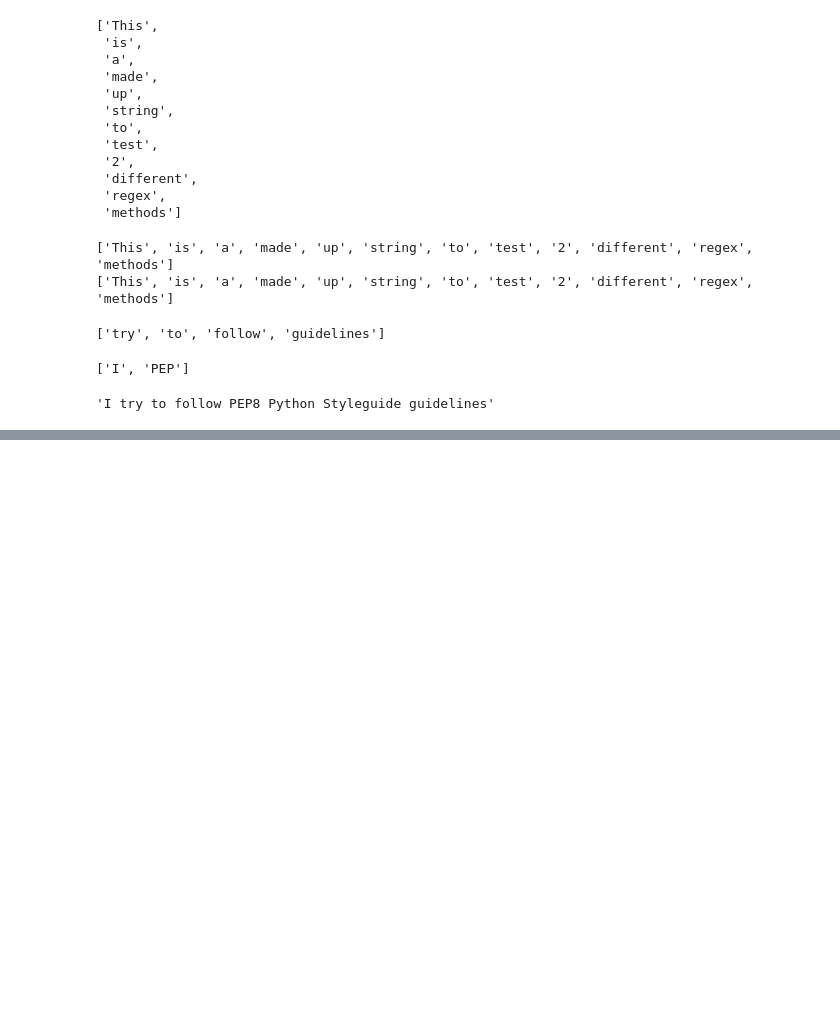
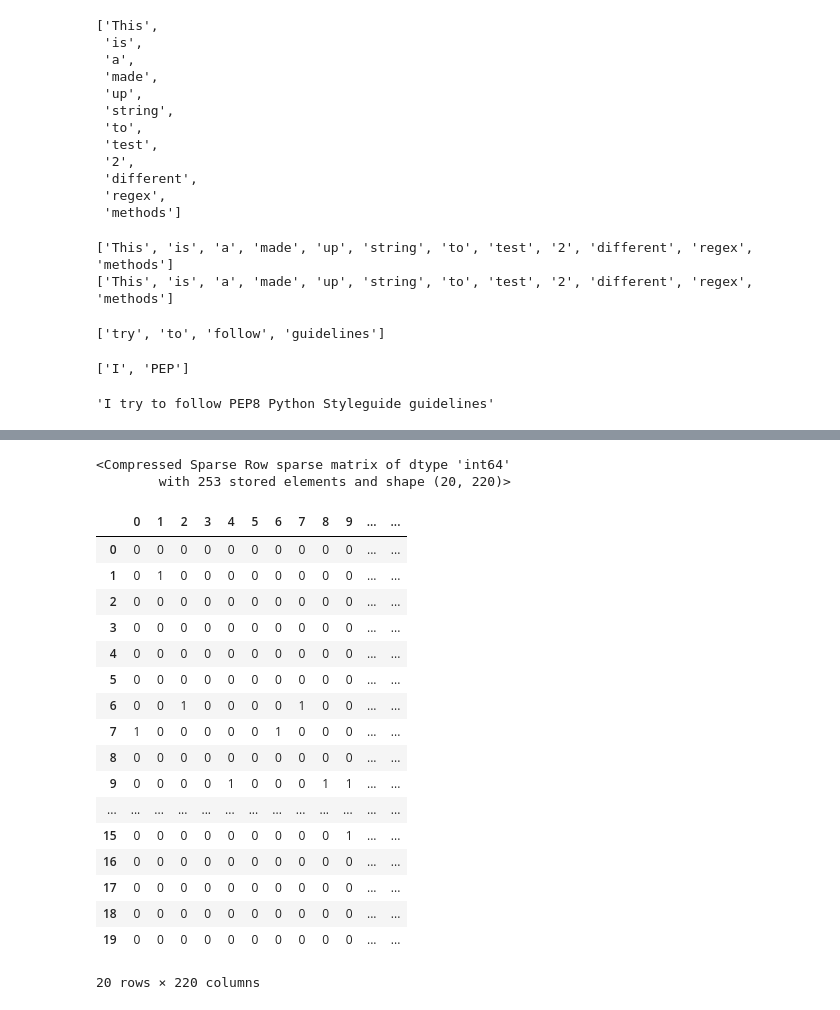
Before and after one commit to R-aTuL/NLTK, a Jupyter notebook: SMS.ipynb, the cells around one changed output, grey strips where cells are left out. Cells and saved outputs as stored; diff of their text form; code cells hidden in the pictures; blank space fills up the shorter version.

```diff
--- a/SMS.ipynb
+++ b/SMS.ipynb
@@ -115,0 +215,4 @@ re.sub('[A-Z]+[0-9]+',"PEP8 Python Styleguide",pep8_test)
+# %%
+ps = nltk.PorterStemmer()
+
+dir(ps)
@@ -115,0 +331,20 @@ re.sub('[A-Z]+[0-9]+',"PEP8 Python Styleguide",pep8_test)
+# %%
+def clean_text_1(text):
+
+    a = "".join([char  for char in text if char not in string.punctuation])#Removing Punctuation
+    b = re.split('\\W+',a)#Tokenize
+    c = [word for word in b if word not in stopword]#Removing Stopwords
+    stem = [ps.stem(word) for word in c]#Stemming
+
+    return stem
+# %%
+from sklearn.feature_extraction.text import CountVectorizer
+
+data_1 = pd.read_csv('/workspaces/NLTK/SMSSpamCollection.tsv',sep='\t',header=None)
+data_1.columns = ['Label','Text']
+
+
+count_vect = CountVectorizer(analyzer=clean_text_1)
+X_vectors = count_vect.fit_transform(data_1['Text'])
+print(X_vectors.shape)
+print(count_vect.get_feature_names_out())
@@ -115,0 +354,7 @@ re.sub('[A-Z]+[0-9]+',"PEP8 Python Styleguide",pep8_test)
+# %%
+data_sample = data_1[0:20]
+
+count_vect_sample = CountVectorizer(analyzer=clean_text_1)
+X_vectors_sample = count_vect_sample.fit_transform(data_sample['Text'])
+print(X_vectors_sample.shape)
+print(count_vect_sample.get_feature_names_out())
@@ -115,0 +379,27 @@ re.sub('[A-Z]+[0-9]+',"PEP8 Python Styleguide",pep8_test)
+# %%
+X_vectors_sample
+# %% [output]
+<Compressed Sparse Row sparse matrix of dtype 'int64'
+        with 253 stored elements and shape (20, 220)>
+# %%
+X_vector_df = pd.DataFrame(X_vectors_sample.toarray())
+X_vector_df
+# %% [output]
+|  | 0 | 1 | 2 | 3 | 4 | 5 | 6 | 7 | 8 | 9 | ... | ... |
+| 0 | 0 | 0 | 0 | 0 | 0 | 0 | 0 | 0 | 0 | 0 | ... | ... |
+| 1 | 0 | 1 | 0 | 0 | 0 | 0 | 0 | 0 | 0 | 0 | ... | ... |
+| 2 | 0 | 0 | 0 | 0 | 0 | 0 | 0 | 0 | 0 | 0 | ... | ... |
+| 3 | 0 | 0 | 0 | 0 | 0 | 0 | 0 | 0 | 0 | 0 | ... | ... |
+| 4 | 0 | 0 | 0 | 0 | 0 | 0 | 0 | 0 | 0 | 0 | ... | ... |
+| 5 | 0 | 0 | 0 | 0 | 0 | 0 | 0 | 0 | 0 | 0 | ... | ... |
+| 6 | 0 | 0 | 1 | 0 | 0 | 0 | 0 | 1 | 0 | 0 | ... | ... |
+| 7 | 1 | 0 | 0 | 0 | 0 | 0 | 1 | 0 | 0 | 0 | ... | ... |
+| 8 | 0 | 0 | 0 | 0 | 0 | 0 | 0 | 0 | 0 | 0 | ... | ... |
+| 9 | 0 | 0 | 0 | 0 | 1 | 0 | 0 | 0 | 1 | 1 | ... | ... |
+| ... | ... | ... | ... | ... | ... | ... | ... | ... | ... | ... | ... | ... |
+| 15 | 0 | 0 | 0 | 0 | 0 | 0 | 0 | 0 | 0 | 1 | ... | ... |
+| 16 | 0 | 0 | 0 | 0 | 0 | 0 | 0 | 0 | 0 | 0 | ... | ... |
+| 17 | 0 | 0 | 0 | 0 | 0 | 0 | 0 | 0 | 0 | 0 | ... | ... |
+| 18 | 0 | 0 | 0 | 0 | 0 | 0 | 0 | 0 | 0 | 0 | ... | ... |
+| 19 | 0 | 0 | 0 | 0 | 0 | 0 | 0 | 0 | 0 | 0 | ... | ... |
+20 rows × 220 columns
```
Also changed, not shown: parts of 19 cells of this notebook.
